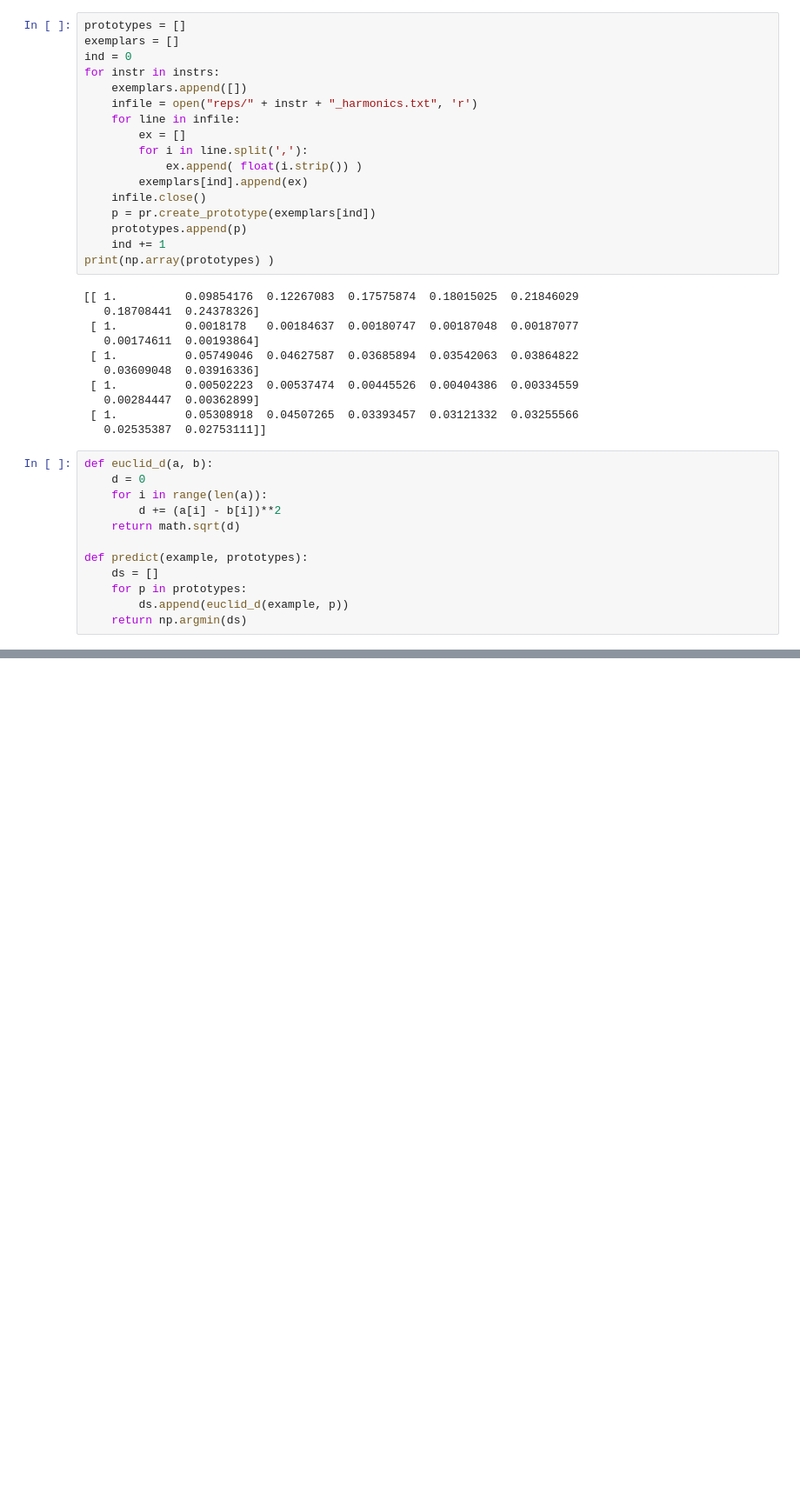
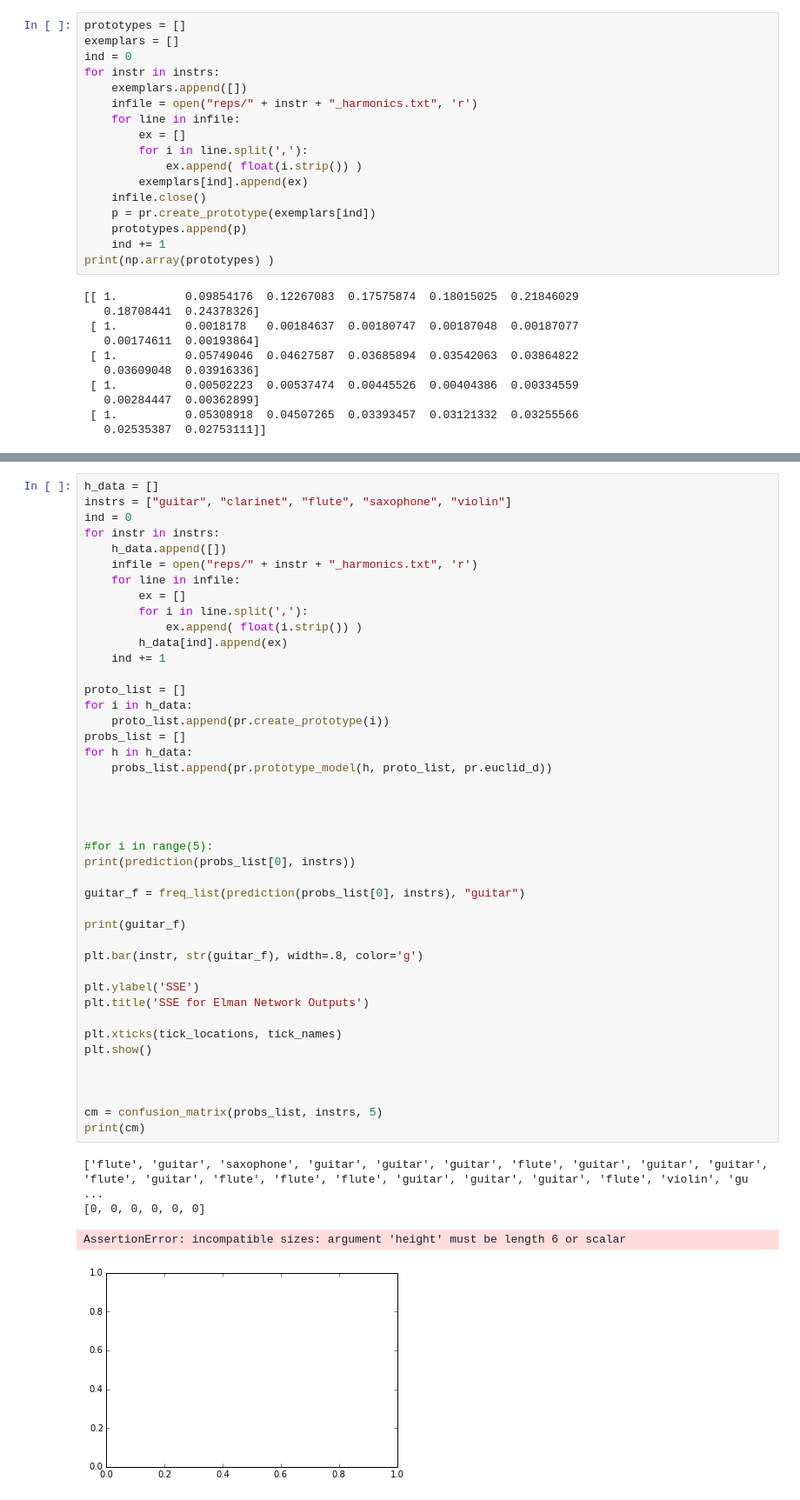
Before and after one commit to bertschingert/cs328-final, a Jupyter notebook: Testing the Prototype Model.ipynb, the cells around one changed output, grey strips where cells are left out. Shown at 87% size. Drawn from its saved outputs; the diff is of its cells as text; blank space fills up the shorter version.

```diff
--- a/Testing the Prototype Model.ipynb
+++ b/Testing the Prototype Model.ipynb
@@ -37,15 +37,3 @@ print(np.array(prototypes) )
    0.00284447  0.00362899]
  [ 1.          0.05308918  0.04507265  0.03393457  0.03121332  0.03255566
    0.02535387  0.02753111]]
-# %%
-def euclid_d(a, b):
-    d = 0
-    for i in range(len(a)):
-        d += (a[i] - b[i])**2
-    return math.sqrt(d)
-
-def predict(example, prototypes):
-    ds = []
-    for p in prototypes:
-        ds.append(euclid_d(example, p))
-    return np.argmin(ds)
@@ -79,0 +115,48 @@ print(a)
+# %%
+h_data = []
+instrs = ["guitar", "clarinet", "flute", "saxophone", "violin"]
+ind = 0
+for instr in instrs:
+    h_data.append([])
+    infile = open("reps/" + instr + "_harmonics.txt", 'r')
+    for line in infile:
+        ex = []
+        for i in line.split(','):
+            ex.append( float(i.strip()) )
+        h_data[ind].append(ex)
+    ind += 1
+
+proto_list = []
+for i in h_data:
+    proto_list.append(pr.create_prototype(i))
+probs_list = []
+for h in h_data:
+    probs_list.append(pr.prototype_model(h, proto_list, pr.euclid_d))
+
+
+
+
+#for i in range(5):
+print(prediction(probs_list[0], instrs))
+
+guitar_f = freq_list(prediction(probs_list[0], instrs), "guitar")
+
+print(guitar_f)
+
+plt.bar(instr, str(guitar_f), width=.8, color='g')
+
+plt.ylabel('SSE')
+plt.title('SSE for Elman Network Outputs')
+
+plt.xticks(tick_locations, tick_names)
+plt.show()
+
+
+
+cm = confusion_matrix(probs_list, instrs, 5)
+print(cm)
+# %% [output]
+['flute', 'guitar', 'saxophone', 'guitar', 'guitar', 'guitar', 'flute', 'guitar', 'guitar', 'guitar', 'flute', 'guitar', 'flute', 'flute', 'flute', 'guitar', 'guitar', 'guitar', 'flute', 'violin', 'gu ...
+[0, 0, 0, 0, 0, 0]
+AssertionError: incompatible sizes: argument 'height' must be length 6 or scalar
+[figure, added]
```
Also changed, not shown: parts of 4 cells of this notebook, 4 other files.
